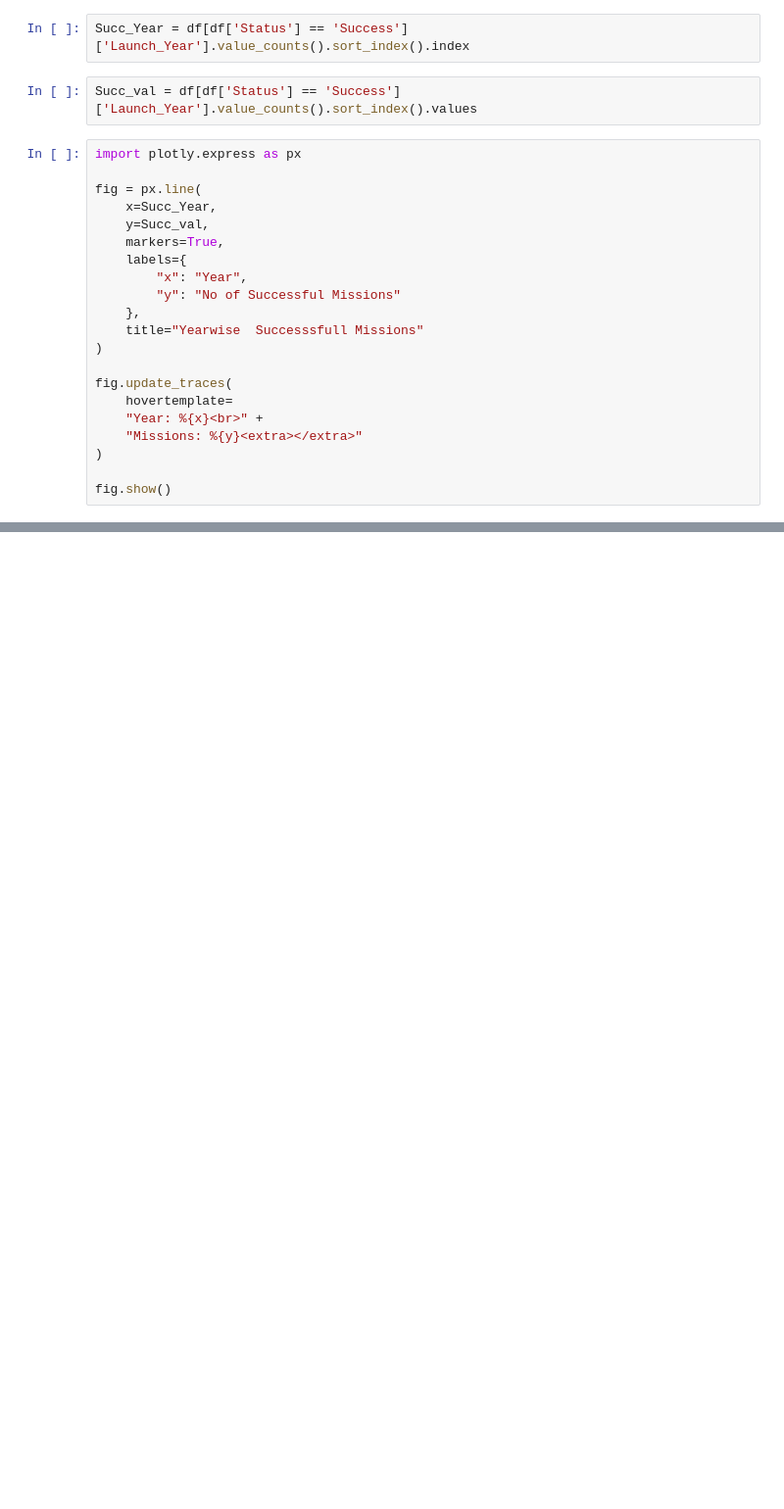
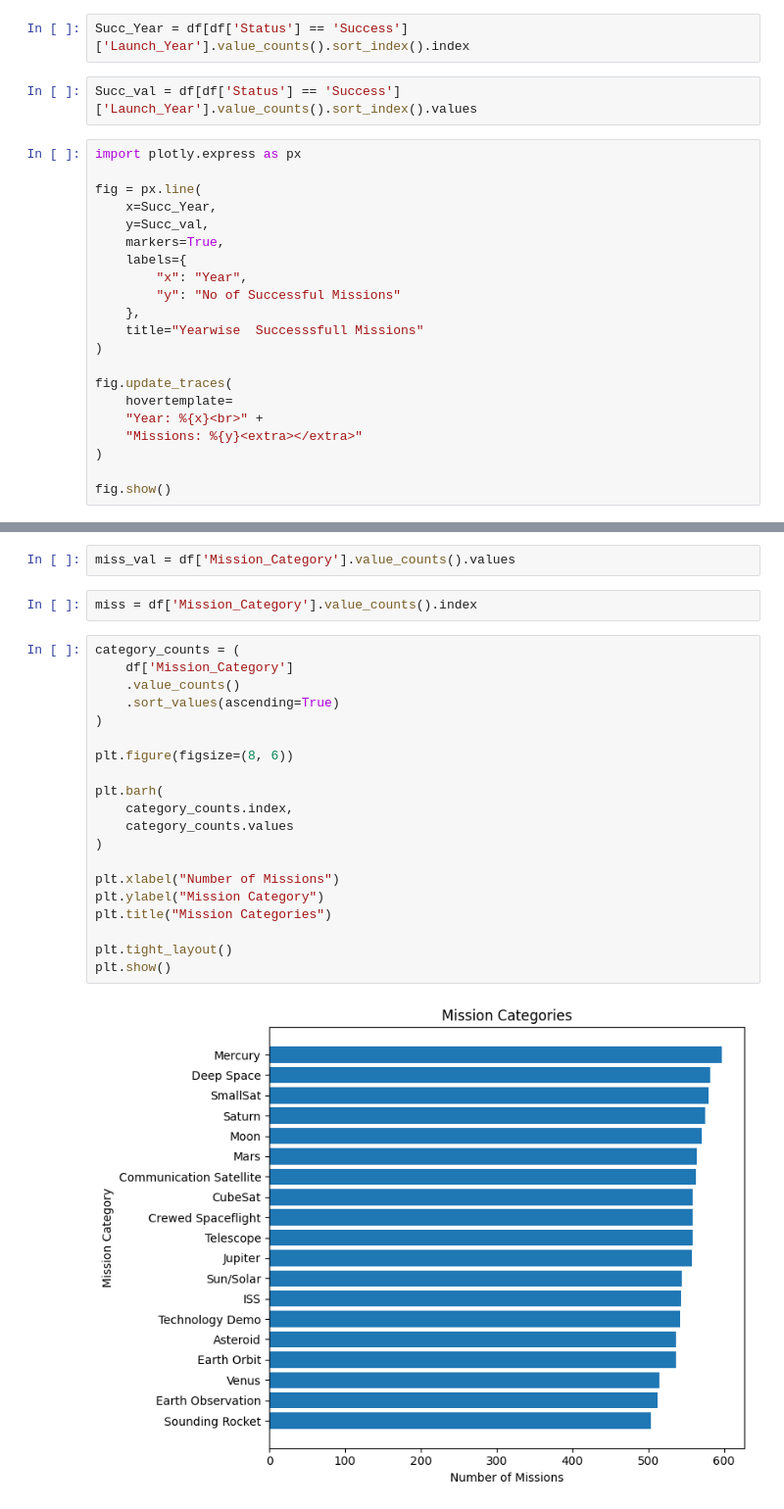
Before and after one commit to NigHtMare16K/space-mission-intelligence-platform, a Jupyter notebook: dashboard.ipynb, the cells around one changed output, grey strips where cells are left out. Shown at 98% size. Saved outputs shown, nothing was run; the diff lists cells and outputs as text; blank space fills up the shorter version.

```diff
--- a/dashboard.ipynb
+++ b/dashboard.ipynb
@@ -243,0 +254,26 @@ fig.show()
+# %%
+miss_val = df['Mission_Category'].value_counts().values
+# %%
+miss = df['Mission_Category'].value_counts().index
+# %%
+category_counts = (
+    df['Mission_Category']
+    .value_counts()
+    .sort_values(ascending=True)
+)
+
+plt.figure(figsize=(8, 6))
+
+plt.barh(
+    category_counts.index,
+    category_counts.values
+)
+
+plt.xlabel("Number of Missions")
+plt.ylabel("Mission Category")
+plt.title("Mission Categories")
+
+plt.tight_layout()
+plt.show()
+# %% [output]
+[figure, added]
```
Also changed, not shown: parts of 5 cells of this notebook.
